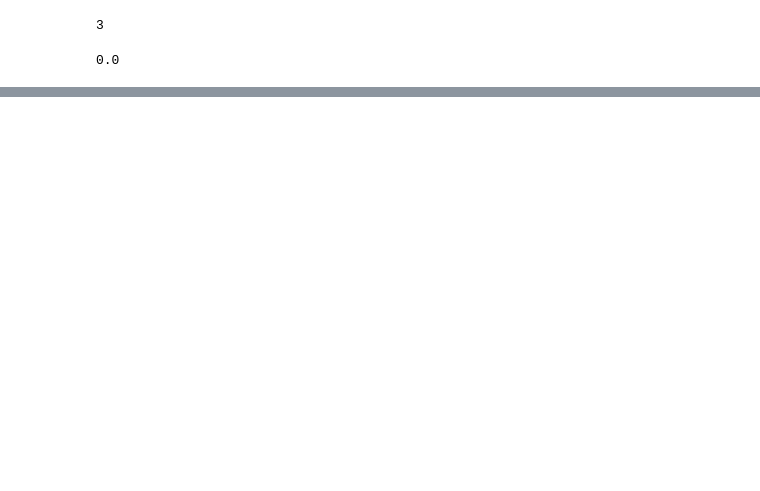
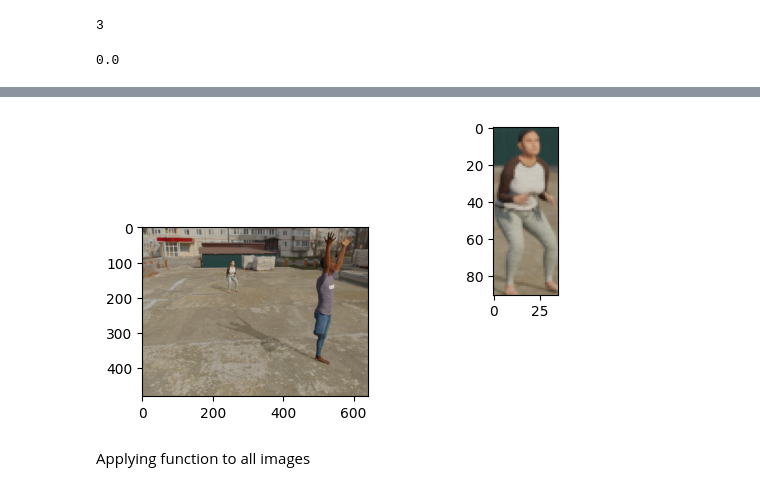
Before and after one commit to kvkirya/pt-ai, a Jupyter notebook: notebooks/New_IOU_function.ipynb, the cells around one changed output, grey strips where cells are left out. Drawn from its saved outputs; the diff is of its cells as text; code cells hidden in the pictures; blank space fills up the shorter version.

```diff
--- a/notebooks/New_IOU_function.ipynb
+++ b/notebooks/New_IOU_function.ipynb
@@ -135,0 +266,6 @@ the_function(rect_1, rect_1)
+# %%
+fig
+# %% [output]
+[figure, added]
+# %% [markdown]
+Applying function to all images
```
Also changed, not shown: parts of 24 cells of this notebook.
